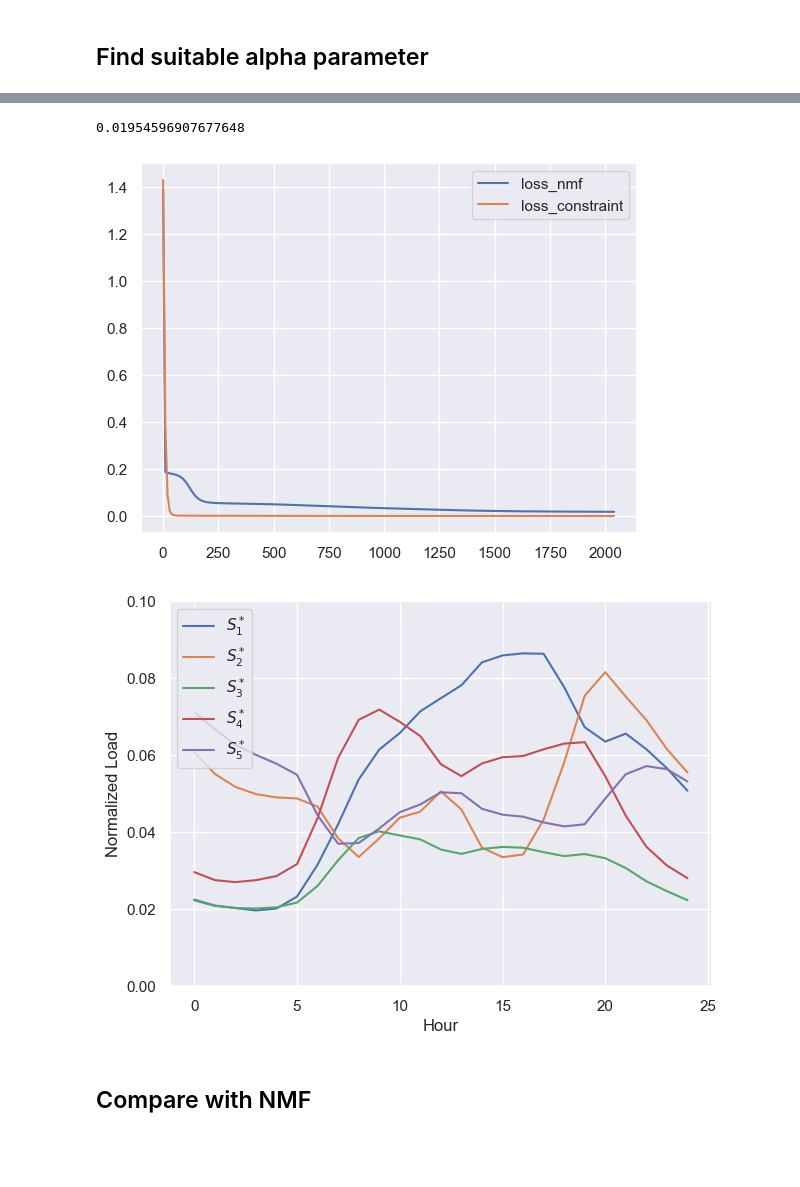
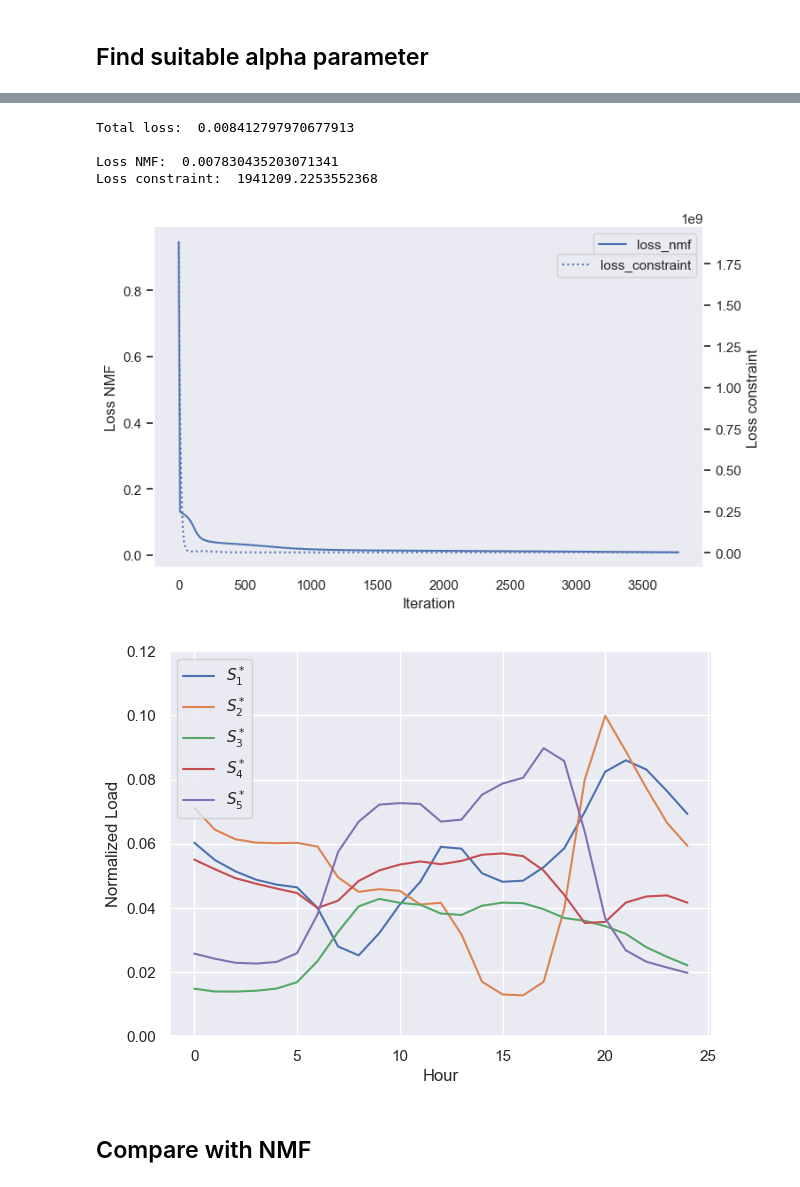
Before and after one commit to gkchln/load_bss, a Jupyter notebook: Test_PenNMF.ipynb, the cells around one changed output, grey strips where cells are left out. Drawn from its saved outputs; the diff is of its cells as text; code cells hidden in the pictures; blank space fills up the shorter version.

Commit message:
Changes to notebook testing the PenNMF: - Add procedure for choosing alpha value - Adapt to the saving of different PenNMF matrices for different training years

```diff
--- a/Test_PenNMF.ipynb
+++ b/Test_PenNMF.ipynb
@@ -231,0 +269,3 @@ A.shape
+# %%
+month_cons = pd.Series([a.sum() for a in blocks], index=Y_train.index)
+month_cons
@@ -231,0 +287,4 @@ A.shape
+# %%
+concentrations_unnorm = Y_train.div(month_cons, axis=0) # type: ignore
+concentrations = concentrations_unnorm.div(concentrations_unnorm.sum(axis=1), axis=0)
+concentrations
@@ -236,13 +343,15 @@ A.shape
 # %%
 n = len(X_train)
 p = len(X_train.columns)
-n_components = 5
+n_components = len(C_init_mean.columns)
 
 C_init = initialize_W(X_train, n_components)
+# C_init = initialize_C_gaussian_prior(C_init_mean)
 S_init = normalize_curves(np.ones((n_components, p)))
 
 loss_nmf = _loss_nmf(X_train, C_init, S_init)
-loss_constraint = _loss_constraint(Y_train, B, C_init, A)
+loss_constraint = _loss_constraint(Y_train, B.values, C_init, A)
 
 print(loss_nmf, loss_constraint)
+print(loss_nmf / loss_constraint)
 # %% [output]
@@ -256,8 +522,7 @@ loss_nmf / loss_constraint
 tol = 1e-5
 max_iter = 10000
 verbose = 0
-alpha = 5e-10 # rounded
-# alpha = 1e-10
+alpha = 3e-10
 
 model = PenNMF(
     n_components=n_components,
@@ -267,27 +532,44 @@ model = PenNMF(
     verbose=0
 )
 
+S_init = normalize_curves(np.ones((n_components, p)))
+# C_init = initialize_C_gaussian_prior(C_init_mean)
 C_init = initialize_W(X_train, n_components)
-S_init = normalize_curves(np.ones((n_components, p)))
 
-C = model.fit_transform(X_train.values, C_init.values, S_init, Y_train.values, A, B)
+C = model.fit_transform(X_train.values, C_init.values, S_init, Y_train.values, A, B.values)
 # %%
 n_iter = model.n_iter_
 losses_nmf = model.losses_nmf_
 losses_constraint = model.losses_constraint_
-plt.plot(np.arange(0, n_iter + 1, 10), losses_nmf, label='loss_nmf')
-plt.plot(np.arange(0, n_iter + 1, 10), alpha * np.array(losses_constraint), label='loss_constraint')
-# plt.xlim((0, 250))
-legend = plt.legend()
-print(losses_nmf[-1] + alpha * losses_constraint[-1])
+plt.figure(figsize=(8, 5))
+ax1 = plt.gca()
+ax1.plot(np.arange(0, n_iter + 1, 10), losses_nmf, label='loss_nmf')
+ax1.grid(None)
+ax1.legend()
+
+ax2 = ax1.twinx()
+ax2.plot(np.arange(0, n_iter + 1, 10), losses_constraint, linestyle='dotted', label='loss_constraint')
+ax2.grid(None)
+ax2.legend(loc='upper right', bbox_to_anchor=(1,0.94))
+
+ax1.set_xlabel('Iteration')
+ax1.set_ylabel('Loss NMF')
+ax2.set_ylabel('Loss constraint')
+
+print("Total loss: ", losses_nmf[-1] + alpha * losses_constraint[-1])
+print("\nLoss NMF: ", losses_nmf[-1])
+print("Loss constraint: ", losses_constraint[-1])
 # %% [output]
-0.01954596907677648
+Total loss:  0.008412797970677913
+
+Loss NMF:  0.007830435203071341
+Loss constraint:  1941209.2253552368
-[figure, old version]
+[figure, new version]
 # %%
 plot_components(model.components_, labels=[f'$S_{i+1}^*$' for i in range(n_components)], marker=None, linewidth=1.5, figsize=(7, 5))
-ylim = plt.ylim((0, 0.1))
+ylim = plt.ylim((0, 0.12))
 # %% [output]
-[figure, old version]
+[figure, new version]
 # %% [markdown]
 ## Compare with NMF
 # %%
```
Also changed, not shown: parts of 45 cells of this notebook.
